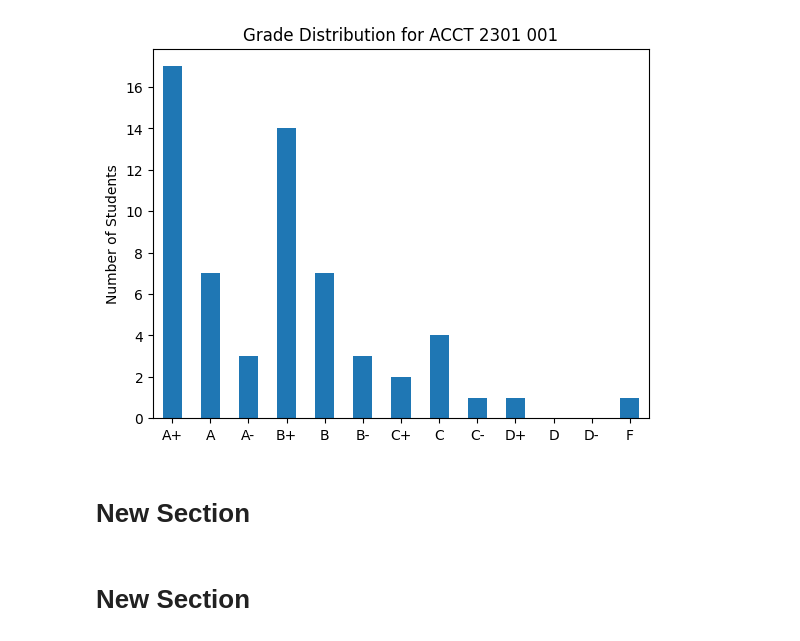
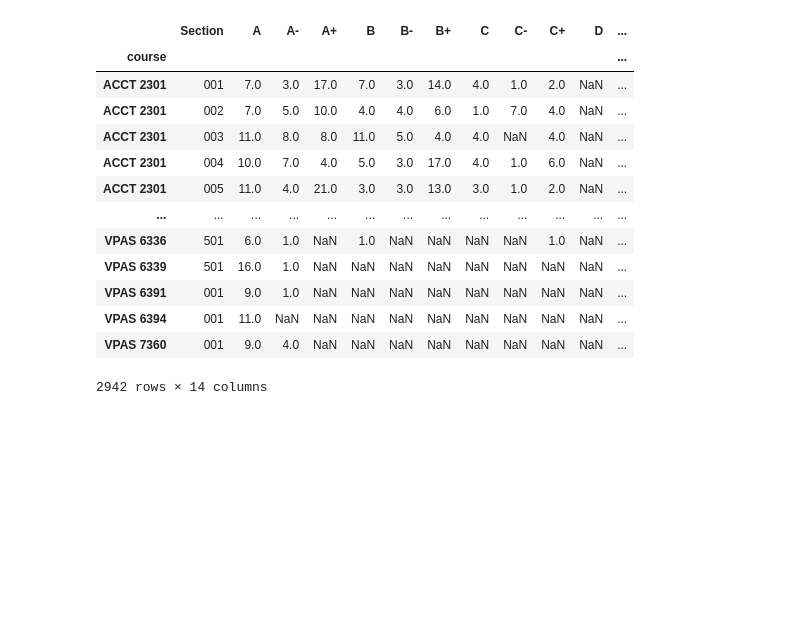
Before and after one commit to HackUTA-23/GradeDistribution, a Jupyter notebook: Hackuta2023.ipynb, the cells around one changed output. Drawn from its saved outputs; the diff is of its cells as text; code cells hidden in the pictures; blank space fills up the shorter version.

```diff
--- a/Hackuta2023.ipynb
+++ b/Hackuta2023.ipynb
@@ -80,14 +1,59 @@ df
-# %%
-# plot the first course and its grade distribution
-df.iloc[0].plot.bar()
-# rotate to be more readable
-plt.xticks(rotation=0)
-plt.ylabel('Number of Students')
-plt.title('Grade Distribution for ' + df.index[0])
-plt.show()
-# %% [output]
-[figure, removed]
-# %% [markdown]
-# New Section
-# %% [markdown]
-# New Section
+# %%
+import streamlit as st
+import pandas as pd
+import matplotlib.pyplot as plt
+
+# Set Matplotlib to interactive mode
+plt.ion()
+
+# Define the custom color mapping dictionary
+color_map = {
+    'A+': 'green', 'A': 'green', 'A-': 'green',
+    'B+': 'blue', 'B': 'blue', 'B-': 'blue',
+    'C+': 'orange', 'C': 'orange', 'C-': 'orange',
+    'D+': 'red', 'D': 'red', 'D-': 'red',
+    'F': 'black'
+}
+
+st.title('HackUTA 2023')
+
+csv_options = ['Fall 2022', 'Fall 2021', 'Fall 2020', 'Fall 2019', 'Fall 2018', 'Fall 2017']
+# csv = st.selectbox('Select a semester', csv_options)
+# %%
+df_2022 = pd.read_csv('/Users/amitkulkarni/Documents/GradeDistribution/csv/' + csv_options[0] + '.csv')
+df_2021 = pd.read_csv('/Users/amitkulkarni/Documents/GradeDistribution/csv/' + csv_options[1] + '.csv')
+df_2020 = pd.read_csv('/Users/amitkulkarni/Documents/GradeDistribution/csv/' + csv_options[2] + '.csv')
+df_2019 = pd.read_csv('/Users/amitkulkarni/Documents/GradeDistribution/csv/' + csv_options[3] + '.csv')
+df_2018 = pd.read_csv('/Users/amitkulkarni/Documents/GradeDistribution/csv/' + csv_options[4] + '.csv')
+df_2017 = pd.read_csv('/Users/amitkulkarni/Documents/GradeDistribution/csv/' + csv_options[5] + '.csv')
+
+# do the same for all other dataframes
+def preprocess_dataframe(df):
+    df['course'] = df['Subject'] + ' ' + df['Catalog Number']
+    df = df[['course', 'Section', 'A', 'A-', 'A+', 'B', 'B-', 'B+', 'C', 'C-', 'C+', 'D', 'D-', 'D+', 'F']]
+    df = df.set_index('course')
+    return df
+
+df_2022 = preprocess_dataframe(df_2022)
+df_2021 = preprocess_dataframe(df_2021)
+df_2020 = preprocess_dataframe(df_2020)
+df_2019 = preprocess_dataframe(df_2019)
+df_2018 = preprocess_dataframe(df_2018)
+df_2017 = preprocess_dataframe(df_2017)
+# %%
+df_2022
+# %% [output]
+|  | Section | A | A- | A+ | B | B- | B+ | C | C- | C+ | D | ... |
+| course |  |  |  |  |  |  |  |  |  |  |  | ... |
+| ACCT 2301 | 001 | 7.0 | 3.0 | 17.0 | 7.0 | 3.0 | 14.0 | 4.0 | 1.0 | 2.0 | NaN | ... |
+| ACCT 2301 | 002 | 7.0 | 5.0 | 10.0 | 4.0 | 4.0 | 6.0 | 1.0 | 7.0 | 4.0 | NaN | ... |
+| ACCT 2301 | 003 | 11.0 | 8.0 | 8.0 | 11.0 | 5.0 | 4.0 | 4.0 | NaN | 4.0 | NaN | ... |
+| ACCT 2301 | 004 | 10.0 | 7.0 | 4.0 | 5.0 | 3.0 | 17.0 | 4.0 | 1.0 | 6.0 | NaN | ... |
+| ACCT 2301 | 005 | 11.0 | 4.0 | 21.0 | 3.0 | 3.0 | 13.0 | 3.0 | 1.0 | 2.0 | NaN | ... |
+| ... | ... | ... | ... | ... | ... | ... | ... | ... | ... | ... | ... | ... |
+| VPAS 6336 | 501 | 6.0 | 1.0 | NaN | 1.0 | NaN | NaN | NaN | NaN | 1.0 | NaN | ... |
+| VPAS 6339 | 501 | 16.0 | 1.0 | NaN | NaN | NaN | NaN | NaN | NaN | NaN | NaN | ... |
+| VPAS 6391 | 001 | 9.0 | 1.0 | NaN | NaN | NaN | NaN | NaN | NaN | NaN | NaN | ... |
+| VPAS 6394 | 001 | 11.0 | NaN | NaN | NaN | NaN | NaN | NaN | NaN | NaN | NaN | ... |
+| VPAS 7360 | 001 | 9.0 | 4.0 | NaN | NaN | NaN | NaN | NaN | NaN | NaN | NaN | ... |
+2942 rows × 14 columns
```
Also changed, not shown: parts of 19 cells of this notebook, 4 other files.
